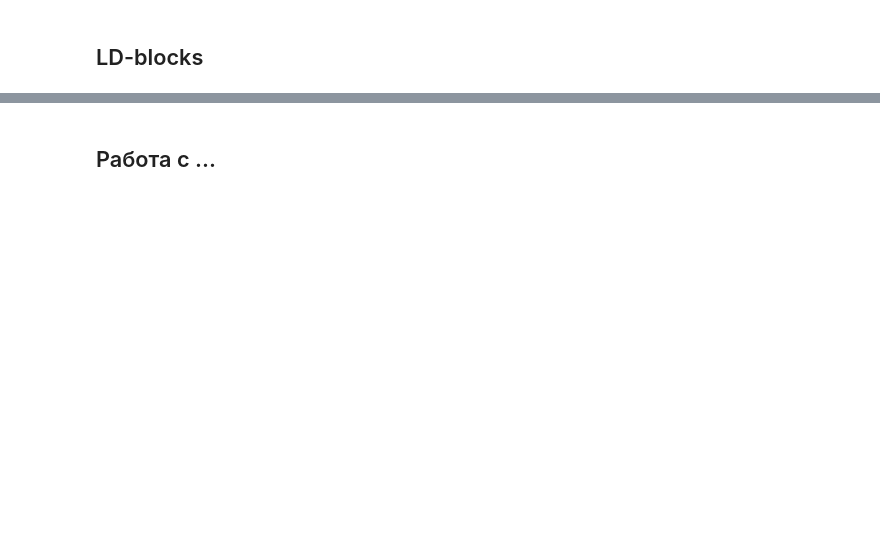
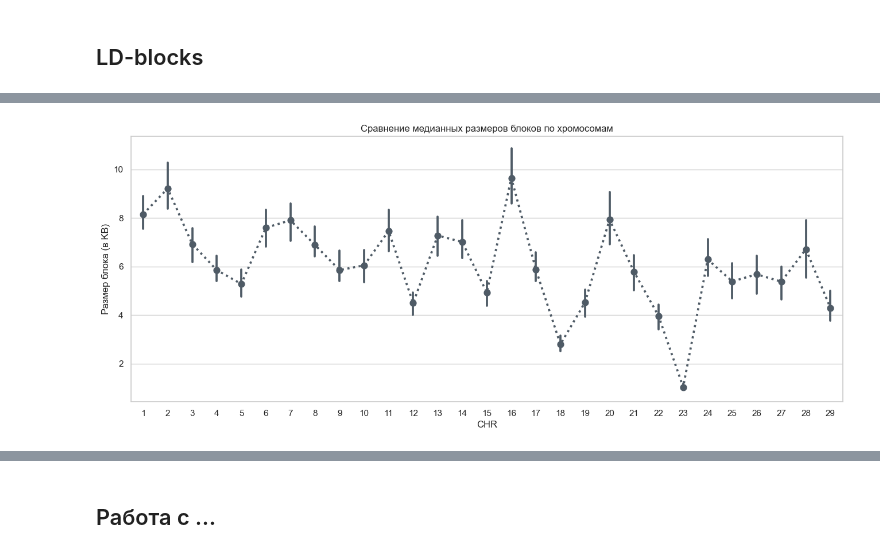
Before and after one commit to denis-ermolaev/bulls-pipeline, a Jupyter notebook: notebooks/analysis.ipynb, the cells around one changed output, grey strips where cells are left out. Cells and saved outputs as stored; diff of their text form; code cells hidden in the pictures; blank space fills up the shorter version.

```diff
--- a/notebooks/analysis.ipynb
+++ b/notebooks/analysis.ipynb
@@ -741,21 +747,0 @@ roh_islands = pd.DataFrame(roh_island_counts, columns=["CHR", "START", "END", "F
-# %%
-# Добавим непрерывную позицию по x для всех хромосом (как в GWAS)
-chrom_offsets = {}
-cum_pos = 0
-for chrom in sorted(chr_lengths.keys()):
-    chrom_offsets[chrom] = cum_pos
-    cum_pos += chr_lengths[chrom]  # kb
-
-roh_islands["genomic_pos"] = roh_islands.apply(
-    lambda row: chrom_offsets[row["CHR"]] + (row["START"] + row["END"]) / 2, axis=1
-)
-
-plt.figure(figsize=(12, 5))
-for chrom in sorted(chr_lengths.keys()):
-    chrom_data = roh_islands[roh_islands["CHR"] == chrom]
-    plt.scatter(chrom_data["genomic_pos"], chrom_data["FREQ"], s=2, alpha=0.8)
-plt.xlabel("Геномная координата (kb)")
-plt.ylabel("Доля особей с ROH в окне")
-plt.title("ROH islands (частота ROH в окнах 100 kb)")
-plt.tight_layout()
-plt.show()
@@ -865 +971,20 @@ plt.show()
+# %%
+plt.figure(figsize=(16, 6))
+
+# Строит жирную точку (медиану) и усы (довер. интервал или квартили) для каждой хромосомы
+sns.pointplot(
+    data=df_blocks,
+    x="CHR",
+    y="KB",
+    estimator="median",  # показываем именно медиану
+    # errorbar=('pi', 50),   # усы покажут центральные 50% всех блоков (от 25 до 75 перцентиля)
+    color="#4f5b66",
+    linestyles=":",
+)
+
+plt.title("Сравнение медианных размеров блоков по хромосомам")
+plt.ylabel("Размер блока (в KB)")
+plt.show()
+# %% [output]
+[figure, added]
 # %% [markdown]
```
Also changed, not shown: parts of 13 cells of this notebook.
